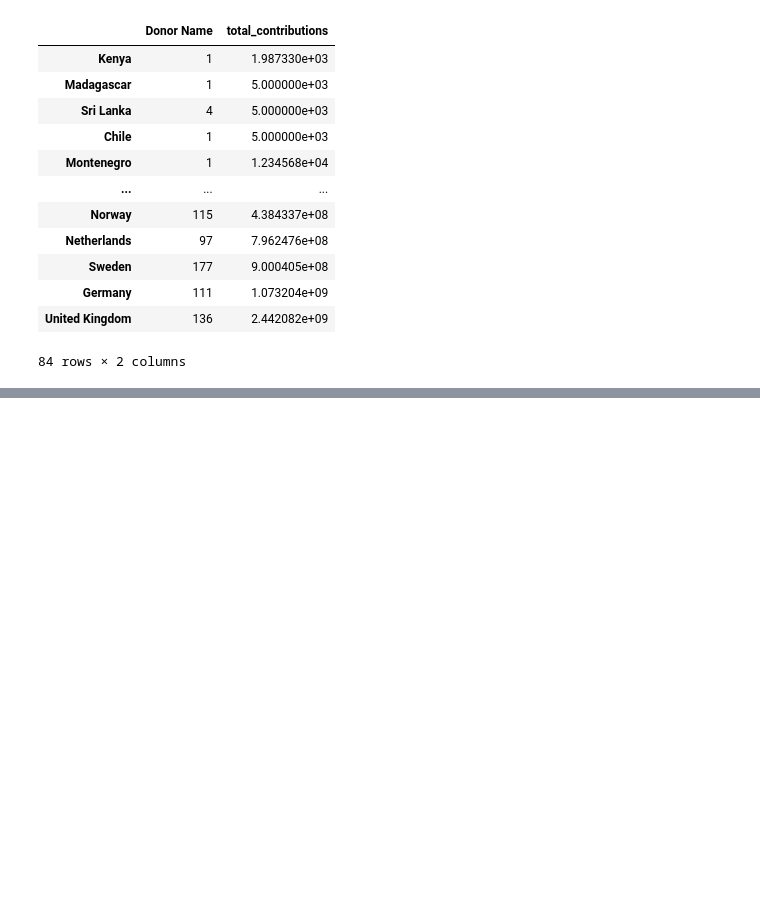
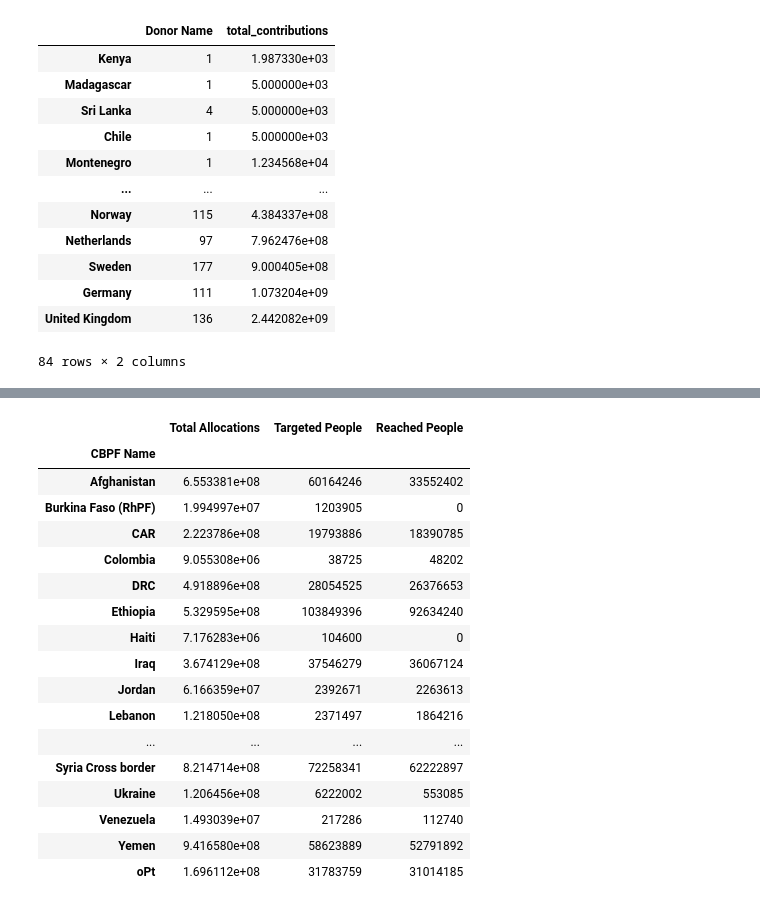
Before and after one commit to kamranuz/nis-network, a Jupyter notebook: data_analysis.ipynb, the cells around one changed output, grey strips where cells are left out. Cells and saved outputs as stored; diff of their text form; code cells hidden in the pictures; blank space fills up the shorter version.

```diff
--- a/data_analysis.ipynb
+++ b/data_analysis.ipynb
@@ -119,0 +126,21 @@ poor_weight
+# %%
+affected.groupby(by=['CBPF Name']).sum()[['Total Allocations', 'Targeted People', 'Reached People']]
+# %% [output]
+|  | Total Allocations | Targeted People | Reached People |
+| CBPF Name |  |  |  |
+| Afghanistan | 6.553381e+08 | 60164246 | 33552402 |
+| Burkina Faso (RhPF) | 1.994997e+07 | 1203905 | 0 |
+| CAR | 2.223786e+08 | 19793886 | 18390785 |
+| Colombia | 9.055308e+06 | 38725 | 48202 |
+| DRC | 4.918896e+08 | 28054525 | 26376653 |
+| Ethiopia | 5.329595e+08 | 103849396 | 92634240 |
+| Haiti | 7.176283e+06 | 104600 | 0 |
+| Iraq | 3.674129e+08 | 37546279 | 36067124 |
+| Jordan | 6.166359e+07 | 2392671 | 2263613 |
+| Lebanon | 1.218050e+08 | 2371497 | 1864216 |
+| ... | ... | ... | ... |
+| Syria Cross border | 8.214714e+08 | 72258341 | 62222897 |
+| Ukraine | 1.206456e+08 | 6222002 | 553085 |
+| Venezuela | 1.493039e+07 | 217286 | 112740 |
+| Yemen | 9.416580e+08 | 58623889 | 52791892 |
+| oPt | 1.696112e+08 | 31783759 | 31014185 |
```
Also changed, not shown: parts of 4 cells of this notebook.
